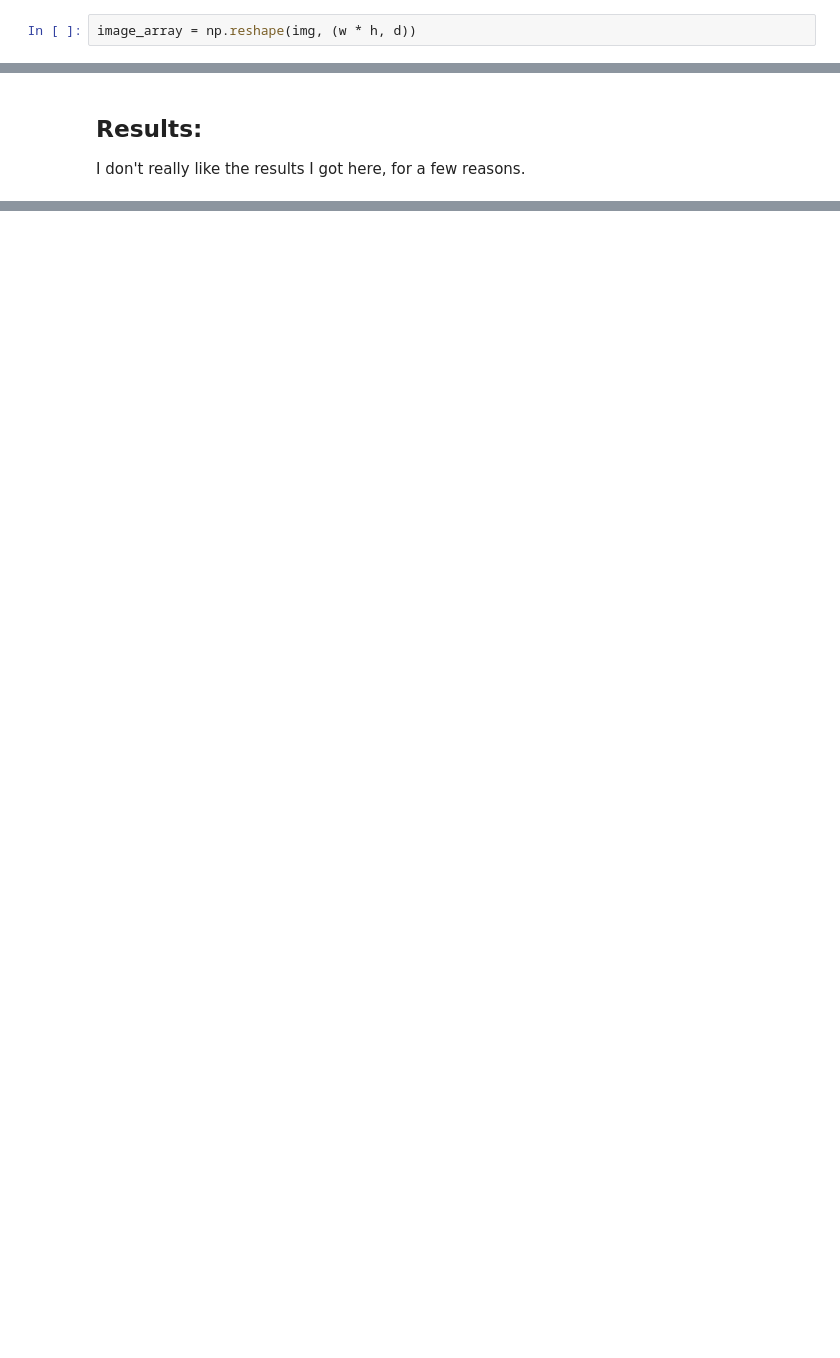
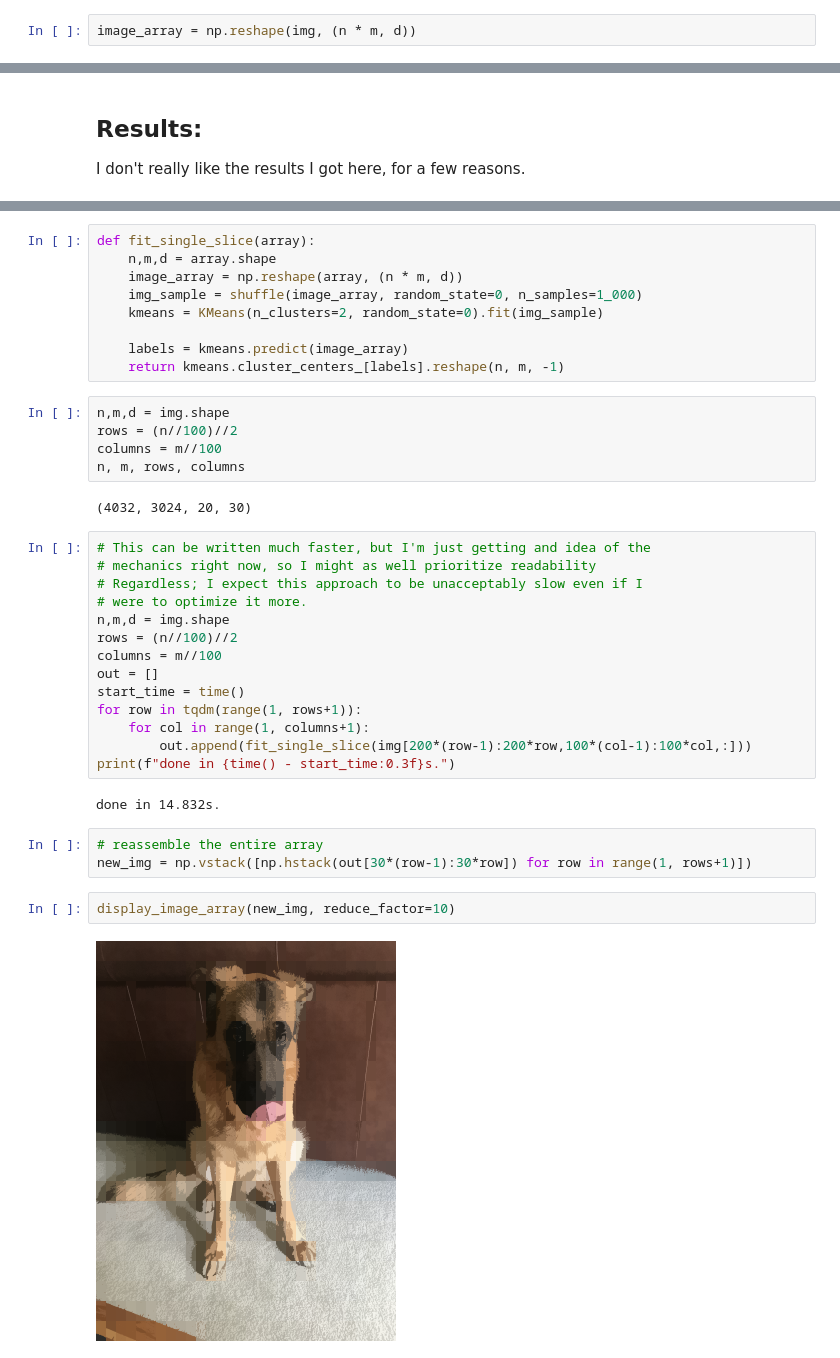
Before and after one commit to timothy-salazar/image_tinkering, a Jupyter notebook: more_image_tinkering.ipynb, the cells around one changed output, grey strips where cells are left out. Drawn from its saved outputs; the diff is of its cells as text; blank space fills up the shorter version.

Commit message:
got to the end, but kmeans isn't the solution I was hoping for

```diff
--- a/more_image_tinkering.ipynb
+++ b/more_image_tinkering.ipynb
@@ -66,7 +66,7 @@ w,h,d
 # %%
 n_colors = 16
 # %%
-image_array = np.reshape(img, (w * h, d))
+image_array = np.reshape(img, (n * m, d))
 # %%
 print("Fitting model on a small sub-sample of the data")
 t0 = time()
@@ -115,0 +145,39 @@ What we really want isn't to reduce the color pallete for the entire image, but
+# %%
+def fit_single_slice(array):
+    n,m,d = array.shape
+    image_array = np.reshape(array, (n * m, d))
+    img_sample = shuffle(image_array, random_state=0, n_samples=1_000)
+    kmeans = KMeans(n_clusters=2, random_state=0).fit(img_sample)
+
+    labels = kmeans.predict(image_array)
+    return kmeans.cluster_centers_[labels].reshape(n, m, -1)
+# %%
+n,m,d = img.shape
+rows = (n//100)//2
+columns = m//100
+n, m, rows, columns
+# %% [output]
+(4032, 3024, 20, 30)
+# %%
+# This can be written much faster, but I'm just getting and idea of the
+# mechanics right now, so I might as well prioritize readability
+# Regardless; I expect this approach to be unacceptably slow even if I
+# were to optimize it more.
+n,m,d = img.shape
+rows = (n//100)//2
+columns = m//100
+out = []
+start_time = time()
+for row in tqdm(range(1, rows+1)):
+    for col in range(1, columns+1):
+        out.append(fit_single_slice(img[200*(row-1):200*row,100*(col-1):100*col,:]))
+print(f"done in {time() - start_time:0.3f}s.")
+# %% [output]
+done in 14.832s.
+# %%
+# reassemble the entire array
+new_img = np.vstack([np.hstack(out[30*(row-1):30*row]) for row in range(1, rows+1)])
+# %%
+display_image_array(new_img, reduce_factor=10)
+# %% [output]
+[figure, added]
```
Also changed, not shown: parts of 54 cells of this notebook, 6 other files.
